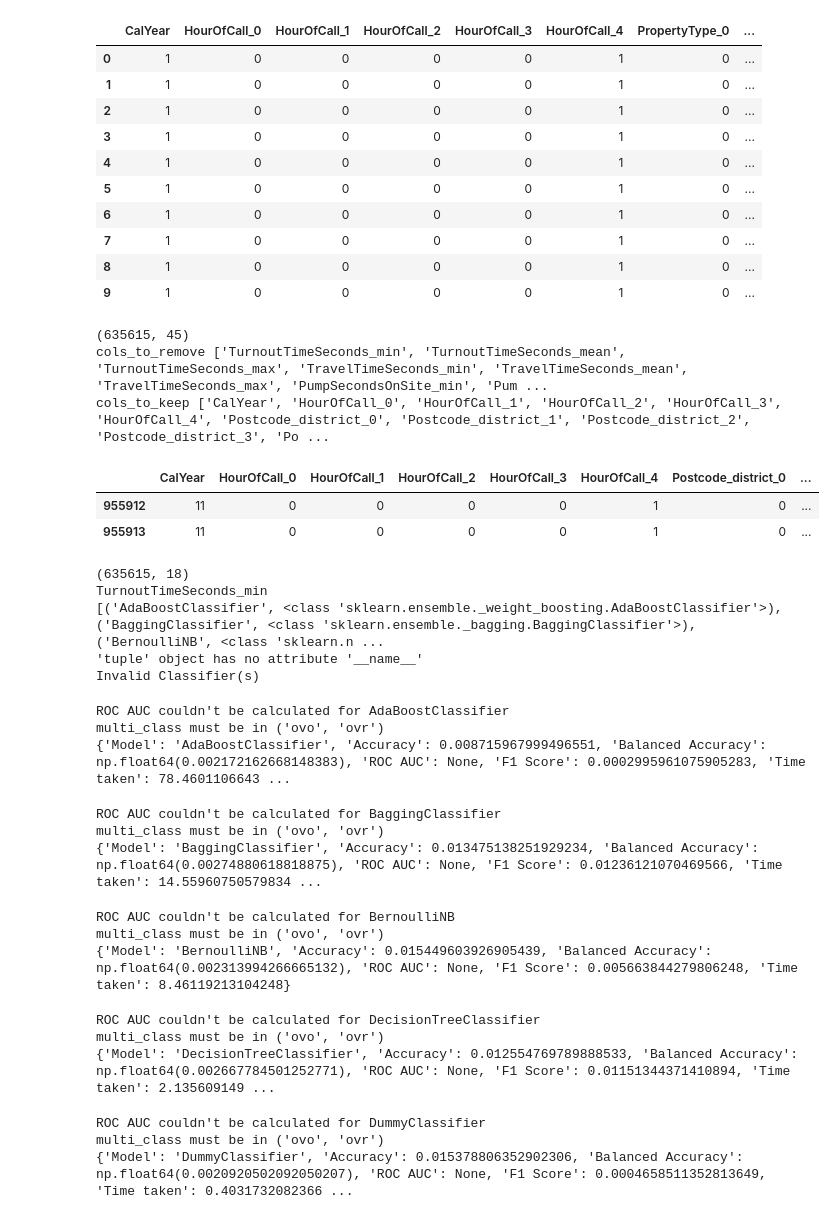
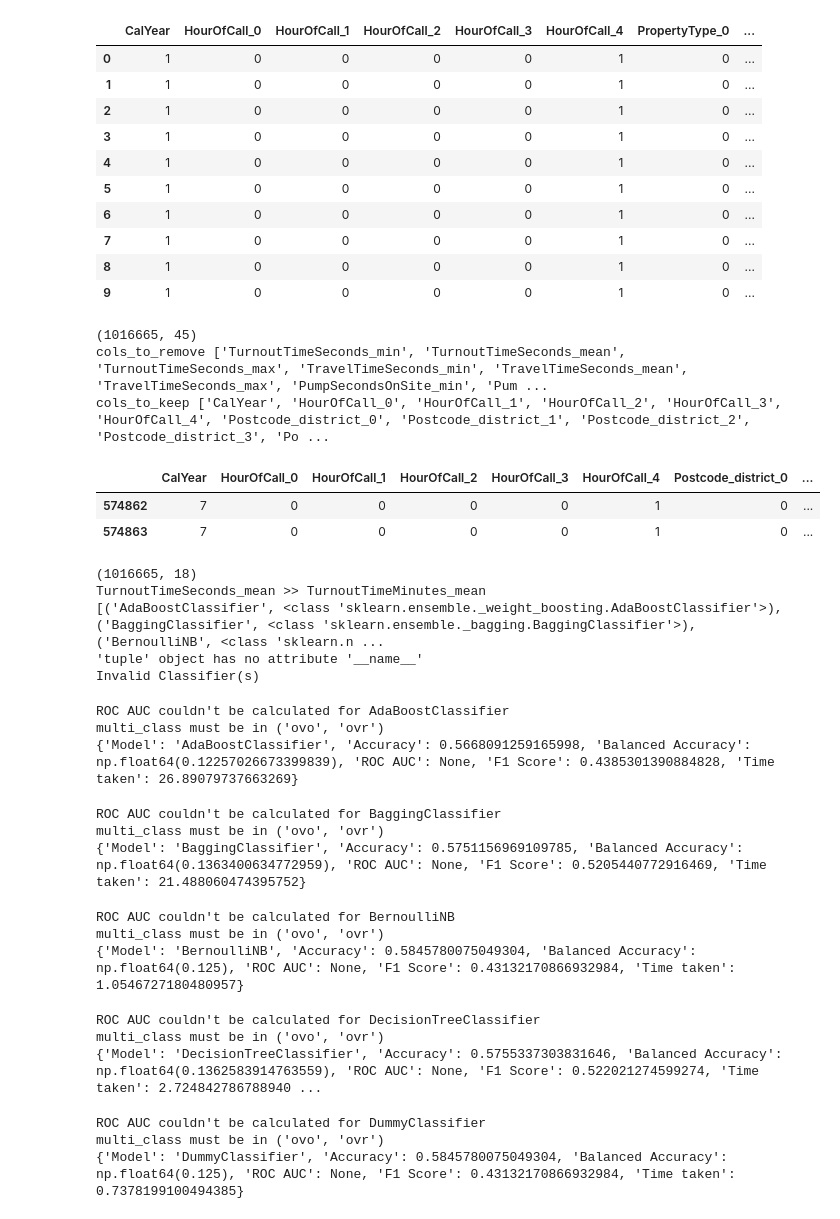
Before and after one commit to ymag-creator/datascientist-project, a Jupyter notebook: notebooks/ML Classification.ipynb, the cells around one changed output. Drawn from its saved outputs; the diff is of its cells as text; code cells hidden in the pictures.

Commit message:
Finalisation auto ML LazyPredict et séparation de AutoSkLearn

```diff
--- a/notebooks/ML Classification.ipynb
+++ b/notebooks/ML Classification.ipynb
@@ -31,17 +31,18 @@ cols_Data = [
     ["CalYear", "HourOfCall", "Postcode_district", "Month", "DayOfWeek"],
     ["CalYear", "PropertyType", "StopCode"],
 ]
+# utilise -1 sinon crée bizarrement des Nan pour les valeurs à 0 aua lieu de mettre 0
 cols_cible_bins = [
     {
-        "bins": np.array([0, 1, 2, 3, 5, 8, 10, 15, 20000]) * 60,
+        "bins": np.array([-1, 1, 2, 3, 5, 8, 10, 15, 20000]) * 60,
         "labels": [1, 2, 3, 5, 8, 10, 15, 30],
     },
     {
-        "bins": np.array([0, 1, 2, 3, 5, 8, 10, 15, 20000]) * 60,
+        "bins": np.array([-1, 1, 2, 3, 5, 8, 10, 15, 20000]) * 60,
         "labels": [1, 2, 3, 5, 8, 10, 15, 30],
     },
     {
-        "bins": np.array([0, 5, 10, 15, 30, 45, 60, 120, 180, 360, 1000000]) * 60,
+        "bins": np.array([-1, 5, 10, 15, 30, 45, 60, 120, 180, 360, 1000000]) * 60,
         "labels": [5, 10, 15, 30, 45, 60, 120, 180, 360, 1000],
     },
 ]
@@ -51,6 +52,12 @@ cols_cible = [
     ["PumpSecondsOnSite_min", "PumpSecondsOnSite_mean", "PumpSecondsOnSite_max"],
     # NumPumpsAttending??
 ]
+cols_cible_filter = [
+    "TurnoutTimeSeconds_mean",
+    "TravelTimeSeconds_mean",
+    "PumpSecondsOnSite_mean",
+]
+
 # copie profonde, sinon la simple copie fait une copie des références des ss tableaux, et leur modif modifie l'original
 cols_cible_minutes = copy.deepcopy(cols_cible)
 
@@ -63,10 +70,12 @@ ignore_classifiers = [
     "FixedThresholdClassifier",
     "GaussianProcessClassifier",
     "GradientBoostingClassifier",
+    "HistGradientBoostingClassifier",
     "LabelPropagation",
     "LabelSpreading",
     "LinearSVC",
     "LogisticRegressionCV",
+    "SVC",
 ]
 
 CLASSIFIERS = [
@@ -74,6 +83,9 @@ CLASSIFIERS = [
     for est in all_estimators()
     if (issubclass(est[1], ClassifierMixin) and (not (est[0] in ignore_classifiers)))
 ]
+
+all_results = pd.DataFrame()
+
 
 for index, name in enumerate(cols_cible_type):
     df = load_df(name)
@@ -109,7 +121,7 @@ for index, name in enumerate(cols_cible_type):
     # plt.show()
 
     # Auto ML
-    df_limited = df[df.CalYear > 10]
+    df_limited = df[df.CalYear > 6]
     print(df_limited.shape)
     # Crée X sans les target
     cols_to_remove = (
@@ -133,9 +145,12 @@ for index, name in enumerate(cols_cible_type):
     display(X.head(2))
     print(X.shape)
 
-    for col_cible in cols_cible[index]:
-        print(col_cible)
-        y = df_limited[col_cible]
+    for index_cible, col_cible in enumerate(cols_cible[index]):
+        if not (col_cible in cols_cible_filter):
+            continue
+        minute_col = cols_cible_minutes[index][index_cible]
+        print(col_cible, ">>", minute_col)
+        y = df_limited[minute_col]
         X_train, X_test, y_train, y_test = train_test_split(X, y, test_size=0.2)
         myCLASSIFIERS = CLASSIFIERS
         print(myCLASSIFIERS)
@@ -147,13 +162,17 @@ for index, name in enumerate(cols_cible_type):
             classifiers=myCLASSIFIERS,
         )
         models, predictions = reg.fit(X_train, X_test, y_train, y_test)
+        # Ajoute le nom de la colonne
+        models["Target"] = minute_col
+        # Concaténe dans les résultats
+        all_results = pd.concat([all_results, models], axis=0)
         display(models)
-        models.to_csv(
-            f"../data/_autoML_classifier_{col_cible}.csv", sep=";", index=True
-        )
+        models.to_csv(f"../data/_autoML_classifier_{minute_col}.csv", sep=";", index=True)
         # break
     # break
 
+all_results.to_csv(f"../data/_autoML_classifier.csv", sep=";", index=True)
+
 # tester automl avant et après PCA et aussi gridsearch pour comparer
 # save du PCA
 # %% [output]
@@ -171,43 +190,43 @@ cols_cible_minutes [['TurnoutTimeMinutes_min', 'TurnoutTimeMinutes_mean', 'Turno
 [1, 2, 3, 5, 8, 10, 15, 30]
 TurnoutTimeMinutes_max TurnoutTimeSeconds_max
 cols_cible [['TurnoutTimeSeconds_min', 'TurnoutTimeSeconds_mean', 'TurnoutTimeSeconds_max'], ['TravelTimeSeconds_min', 'TravelTimeSeconds_mean', 'TravelTimeSeconds_max'], ['PumpSecondsOnSite_min', 'Pu ...
 cols_cible_minutes [['TurnoutTimeMinutes_min', 'TurnoutTimeMinutes_mean', 'TurnoutTimeMinutes_max'], ['TravelTimeSeconds_min', 'TravelTimeSeconds_mean', 'TravelTimeSeconds_max'], ['PumpSecondsOnSite_m ...
 |  | CalYear | HourOfCall_0 | HourOfCall_1 | HourOfCall_2 | HourOfCall_3 | HourOfCall_4 | PropertyType_0 | ... |
 | 0 | 1 | 0 | 0 | 0 | 0 | 1 | 0 | ... |
 | 1 | 1 | 0 | 0 | 0 | 0 | 1 | 0 | ... |
 | 2 | 1 | 0 | 0 | 0 | 0 | 1 | 0 | ... |
 | 3 | 1 | 0 | 0 | 0 | 0 | 1 | 0 | ... |
 | 4 | 1 | 0 | 0 | 0 | 0 | 1 | 0 | ... |
 | 5 | 1 | 0 | 0 | 0 | 0 | 1 | 0 | ... |
 | 6 | 1 | 0 | 0 | 0 | 0 | 1 | 0 | ... |
 | 7 | 1 | 0 | 0 | 0 | 0 | 1 | 0 | ... |
 | 8 | 1 | 0 | 0 | 0 | 0 | 1 | 0 | ... |
 | 9 | 1 | 0 | 0 | 0 | 0 | 1 | 0 | ... |
-(635615, 45)
+(1016665, 45)
 cols_to_remove ['TurnoutTimeSeconds_min', 'TurnoutTimeSeconds_mean', 'TurnoutTimeSeconds_max', 'TravelTimeSeconds_min', 'TravelTimeSeconds_mean', 'TravelTimeSeconds_max', 'PumpSecondsOnSite_min', 'Pum ...
 cols_to_keep ['CalYear', 'HourOfCall_0', 'HourOfCall_1', 'HourOfCall_2', 'HourOfCall_3', 'HourOfCall_4', 'Postcode_district_0', 'Postcode_district_1', 'Postcode_district_2', 'Postcode_district_3', 'Po ...
 |  | CalYear | HourOfCall_0 | HourOfCall_1 | HourOfCall_2 | HourOfCall_3 | HourOfCall_4 | Postcode_district_0 | ... |
-| 955912 | 11 | 0 | 0 | 0 | 0 | 1 | 0 | ... |
-| 955913 | 11 | 0 | 0 | 0 | 0 | 1 | 0 | ... |
+| 574862 | 7 | 0 | 0 | 0 | 0 | 1 | 0 | ... |
+| 574863 | 7 | 0 | 0 | 0 | 0 | 1 | 0 | ... |
-(635615, 18)
-TurnoutTimeSeconds_min
+(1016665, 18)
+TurnoutTimeSeconds_mean >> TurnoutTimeMinutes_mean
 [('AdaBoostClassifier', <class 'sklearn.ensemble._weight_boosting.AdaBoostClassifier'>), ('BaggingClassifier', <class 'sklearn.ensemble._bagging.BaggingClassifier'>), ('BernoulliNB', <class 'sklearn.n ...
 'tuple' object has no attribute '__name__'
 Invalid Classifier(s)
 ROC AUC couldn't be calculated for AdaBoostClassifier
 multi_class must be in ('ovo', 'ovr')
-{'Model': 'AdaBoostClassifier', 'Accuracy': 0.008715967999496551, 'Balanced Accuracy': np.float64(0.002172162668148383), 'ROC AUC': None, 'F1 Score': 0.0002995961075905283, 'Time taken': 78.4601106643 ...
+{'Model': 'AdaBoostClassifier', 'Accuracy': 0.5668091259165998, 'Balanced Accuracy': np.float64(0.12257026673399839), 'ROC AUC': None, 'F1 Score': 0.4385301390884828, 'Time taken': 26.89079737663269}
 ROC AUC couldn't be calculated for BaggingClassifier
 multi_class must be in ('ovo', 'ovr')
-{'Model': 'BaggingClassifier', 'Accuracy': 0.013475138251929234, 'Balanced Accuracy': np.float64(0.00274880618818875), 'ROC AUC': None, 'F1 Score': 0.01236121070469566, 'Time taken': 14.55960750579834 ...
+{'Model': 'BaggingClassifier', 'Accuracy': 0.5751156969109785, 'Balanced Accuracy': np.float64(0.1363400634772959), 'ROC AUC': None, 'F1 Score': 0.5205440772916469, 'Time taken': 21.488060474395752}
 ROC AUC couldn't be calculated for BernoulliNB
 multi_class must be in ('ovo', 'ovr')
-{'Model': 'BernoulliNB', 'Accuracy': 0.015449603926905439, 'Balanced Accuracy': np.float64(0.002313994266665132), 'ROC AUC': None, 'F1 Score': 0.005663844279806248, 'Time taken': 8.46119213104248}
+{'Model': 'BernoulliNB', 'Accuracy': 0.5845780075049304, 'Balanced Accuracy': np.float64(0.125), 'ROC AUC': None, 'F1 Score': 0.43132170866932984, 'Time taken': 1.0546727180480957}
 ROC AUC couldn't be calculated for DecisionTreeClassifier
 multi_class must be in ('ovo', 'ovr')
-{'Model': 'DecisionTreeClassifier', 'Accuracy': 0.012554769789888533, 'Balanced Accuracy': np.float64(0.002667784501252771), 'ROC AUC': None, 'F1 Score': 0.01151344371410894, 'Time taken': 2.135609149 ...
+{'Model': 'DecisionTreeClassifier', 'Accuracy': 0.5755337303831646, 'Balanced Accuracy': np.float64(0.1362583914763559), 'ROC AUC': None, 'F1 Score': 0.522021274599274, 'Time taken': 2.724842786788940 ...
 ROC AUC couldn't be calculated for DummyClassifier
 multi_class must be in ('ovo', 'ovr')
-{'Model': 'DummyClassifier', 'Accuracy': 0.015378806352902306, 'Balanced Accuracy': np.float64(0.0020920502092050207), 'ROC AUC': None, 'F1 Score': 0.0004658511352813649, 'Time taken': 0.4031732082366 ...
+{'Model': 'DummyClassifier', 'Accuracy': 0.5845780075049304, 'Balanced Accuracy': np.float64(0.125), 'ROC AUC': None, 'F1 Score': 0.43132170866932984, 'Time taken': 0.7378199100494385}
 ROC AUC couldn't be calculated for ExtraTreeClassifier
 multi_class must be in ('ovo', 'ovr')
```
Also changed, not shown: parts of 2 cells of this notebook, 2 other files.
